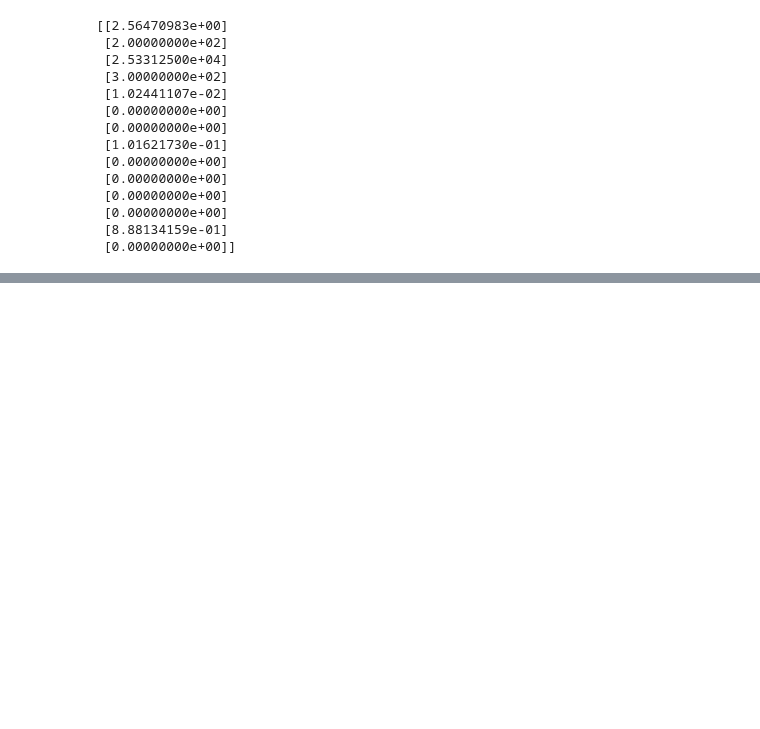
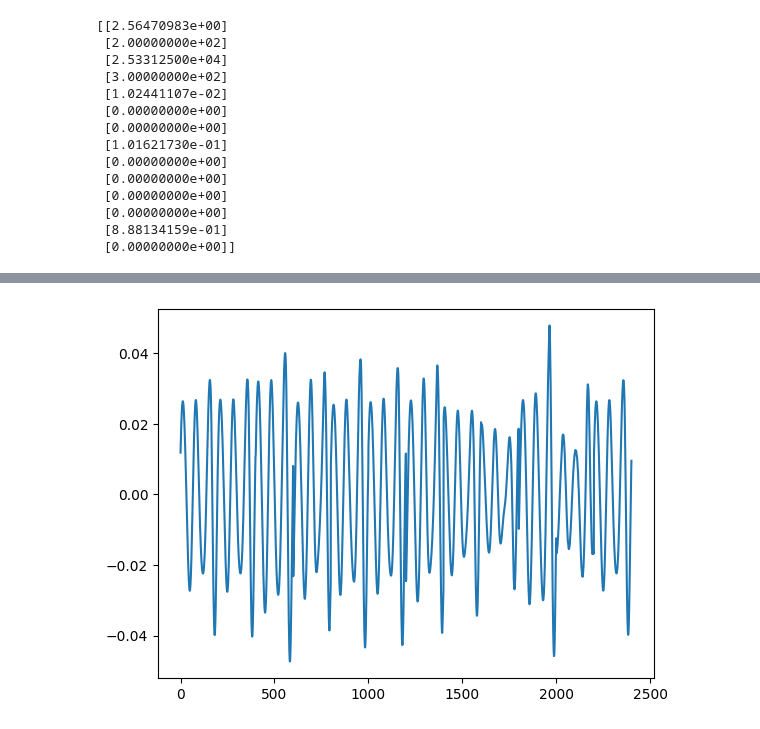
Before and after one commit to brody-gatza/ParameterAdapt, a Jupyter notebook: misc_tools/working_notebook.ipynb, the cells around one changed output, grey strips where cells are left out. Cells and saved outputs as stored; diff of their text form; code cells hidden in the pictures; blank space fills up the shorter version.

```diff
--- a/misc_tools/working_notebook.ipynb
+++ b/misc_tools/working_notebook.ipynb
@@ -54,0 +126,29 @@ print(prim_state)
+# %%
+# finalize the basis
+# basis = V[:,0:truncation_indx+1]
+basis = V[:,0:190]
+
+# wrap up and exit the function
+denormalizor = np.repeat(norm_factor, cell_number)
+normalizor   = 1/denormalizor
+
+basis               = basis
+q_ref               = q_ref.ravel()
+norm                = normalizor
+denorm              = denormalizor
+qr0                 = basis.T @ tall_thin_data[:,0]
+
+rom_basis_dir = r'C:\GIT_Fork\ROMify\examples\1D_RDE\pregenerated_basis'
+
+np.save(os.path.join(rom_basis_dir,'basis.npy') , basis)
+np.save(os.path.join(rom_basis_dir,'q_ref.npy') , q_ref)
+np.save(os.path.join(rom_basis_dir,'norm.npy')  , norm)
+np.save(os.path.join(rom_basis_dir,'denorm.npy'), denorm)
+np.save(os.path.join(rom_basis_dir,'qr0.npy')   , qr0)
+# %%
+import matplotlib.pyplot as plt
+plt.figure()
+plt.plot(basis[:,4],color='tab:blue')
+plt.show()
+# %% [output]
+[figure, added]
```
Also changed, not shown: parts of 6 cells of this notebook, 11 other files.
